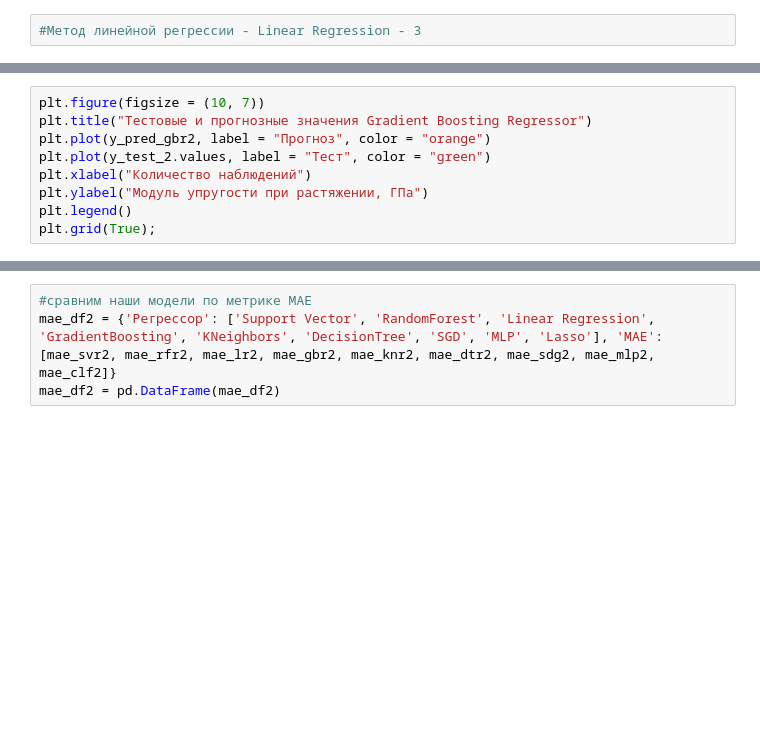
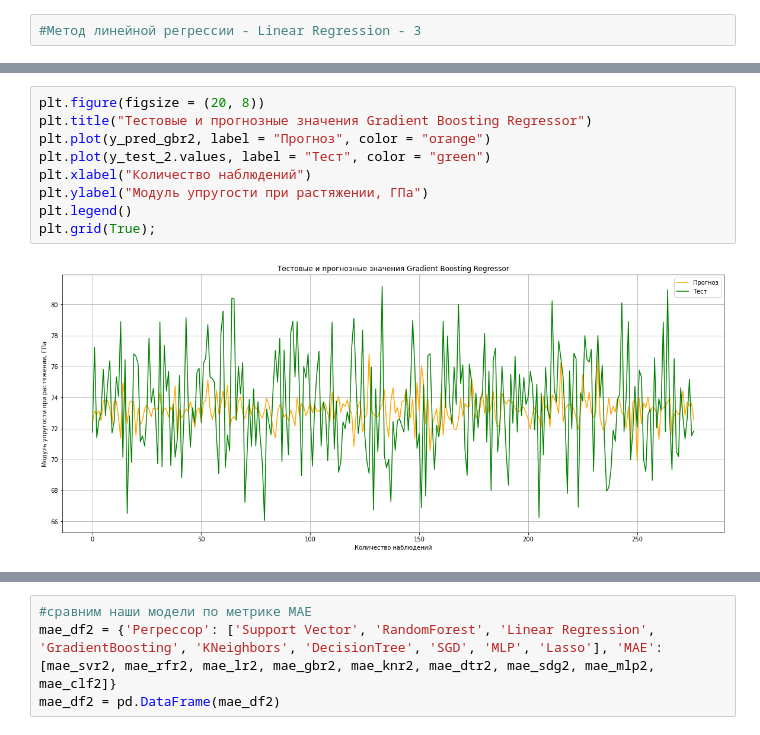
Before and after one commit to StudentBAU/KUMPOZIT, a Jupyter notebook: АСКАР_BKP_часть_3.ipynb, the cells around one changed output, grey strips where cells are left out. Drawn from its saved outputs; the diff is of its cells as text; blank space fills up the shorter version.

```diff
--- a/АСКАР_BKP_часть_3.ipynb
+++ b/АСКАР_BKP_часть_3.ipynb
@@ -175,12 +252,14 @@ print("Test score: {:.2f}".format(gbr2.score(x_test_2, y_test_2)))# Скор д
 # %%
-plt.figure(figsize = (10, 7))
+plt.figure(figsize = (20, 8))
 plt.title("Тестовые и прогнозные значения Gradient Boosting Regressor")
 plt.plot(y_pred_gbr2, label = "Прогноз", color = "orange")
 plt.plot(y_test_2.values, label = "Тест", color = "green")
 plt.xlabel("Количество наблюдений")
 plt.ylabel("Модуль упругости при растяжении, ГПа")
 plt.legend()
 plt.grid(True);
+# %% [output]
+[figure, added]
 # %%
 # Метод К ближайших соседей - K Neighbors Regressor - 5
 knn2 = KNeighborsRegressor(n_neighbors=5)
```
Also changed, not shown: parts of 67 cells of this notebook.
